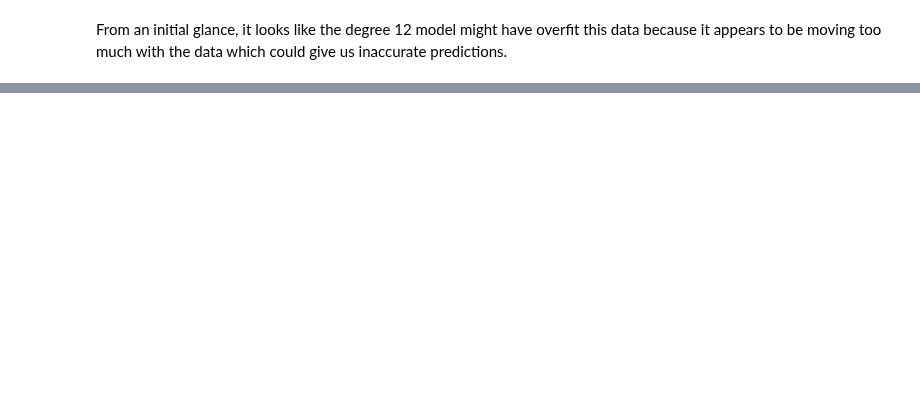
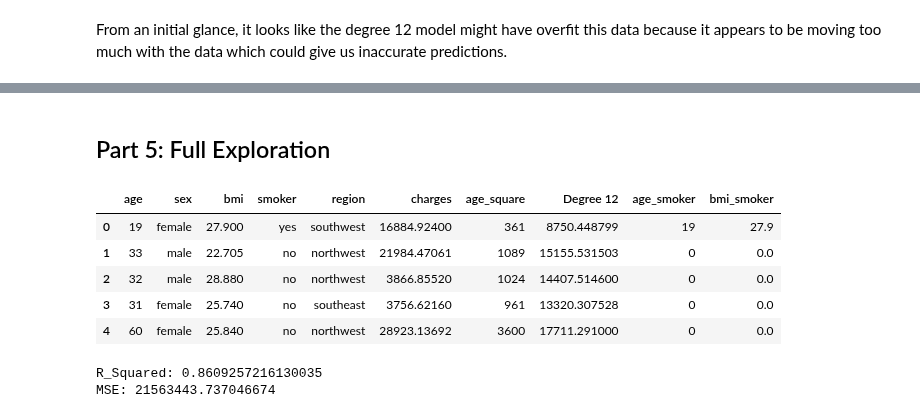
Before and after one commit to wkapner/GSB_544, a Jupyter notebook: Labs/Lab5.ipynb, the cells around one changed output, grey strips where cells are left out. Saved outputs shown, nothing was run; the diff lists cells and outputs as text; code cells hidden in the pictures; blank space fills up the shorter version.

```diff
--- a/Labs/Lab5.ipynb
+++ b/Labs/Lab5.ipynb
@@ -479,0 +768,71 @@ From an initial glance, it looks like the degree 12 model might have overfit thi
+# %% [markdown]
+## Part 5: Full Exploration
+# %%
+#Setting our original data as the training data and the new data as the test data
+X = insurance.drop("charges", axis = 1)
+y = insurance["charges"]
+
+X_test = newinsurance.drop("charges", axis = 1)
+y_test = newinsurance["charges"]
+
+insurance.head()
+# %% [output]
+|  | age | sex | bmi | smoker | region | charges | age_square | Degree 12 | age_smoker | bmi_smoker |
+| 0 | 19 | female | 27.900 | yes | southwest | 16884.92400 | 361 | 8750.448799 | 19 | 27.9 |
+| 1 | 33 | male | 22.705 | no | northwest | 21984.47061 | 1089 | 15155.531503 | 0 | 0.0 |
+| 2 | 32 | male | 28.880 | no | northwest | 3866.85520 | 1024 | 14407.514600 | 0 | 0.0 |
+| 3 | 31 | female | 25.740 | no | southeast | 3756.62160 | 961 | 13320.307528 | 0 | 0.0 |
+| 4 | 60 | female | 25.840 | no | northwest | 28923.13692 | 3600 | 17711.291000 | 0 | 0.0 |
+# %%
+# Model 1 with Age, BMI, Smoker, Sex as Predictors with age*smoker, bmi*smoker, and bmi*age as interactions
+import sklearn as sk
+
+ctfinal1 = ColumnTransformer(
+  [
+    ("standardize", StandardScaler(), ["age", "bmi"]),
+    ("dummify", OneHotEncoder(sparse_output = False), ["smoker", "sex"])
+  ],
+  remainder = "drop"
+).set_output(transform = "pandas")
+
+
+
+
+ct_interact = ColumnTransformer(
+  [
+    ("interaction", PolynomialFeatures(interaction_only = True), ["standardize__age", "dummify__smoker_yes"]),
+    ("interaction1", PolynomialFeatures(interaction_only = True), ["standardize__bmi", "dummify__smoker_yes"]),
+    ("interaction2", PolynomialFeatures(interaction_only = True), ["standardize__bmi", "standardize__age"])
+  ],
+  remainder = "drop"
+).set_output(transform = "pandas")
+
+X_train_dummified = ctfinal1.fit_transform(X)
+X_train_dummified
+
+lr_pipeline = Pipeline(
+  [("preprocessing", ctfinal1),
+   ("interactions", ct_interact),
+  ("linear_regression", LinearRegression())]
+)
+
+
+lr_fitted = lr_pipeline.fit(X, y)
+
+
+# Predictions for train and test sets
+y_test_pred = lr_fitted.predict(X_test)
+
+
+# Calculate MSE for training and testing data
+finalr1 = r2_score(y_test, y_test_pred)
+final_test_mse1 = sk.metrics.mean_squared_error(y_test, y_test_pred)
+finalresid1 = y_test - y_test_pred
+newinsurance['finalresidual'] = finalresid1
+
+
+print("R_Squared:", finalr1)
+print("MSE:", final_test_mse1)
+# %% [output]
+R_Squared: 0.8609257216130035
+MSE: 21563443.737046674
```
Also changed, not shown: parts of 36 cells of this notebook, 5 other files.
